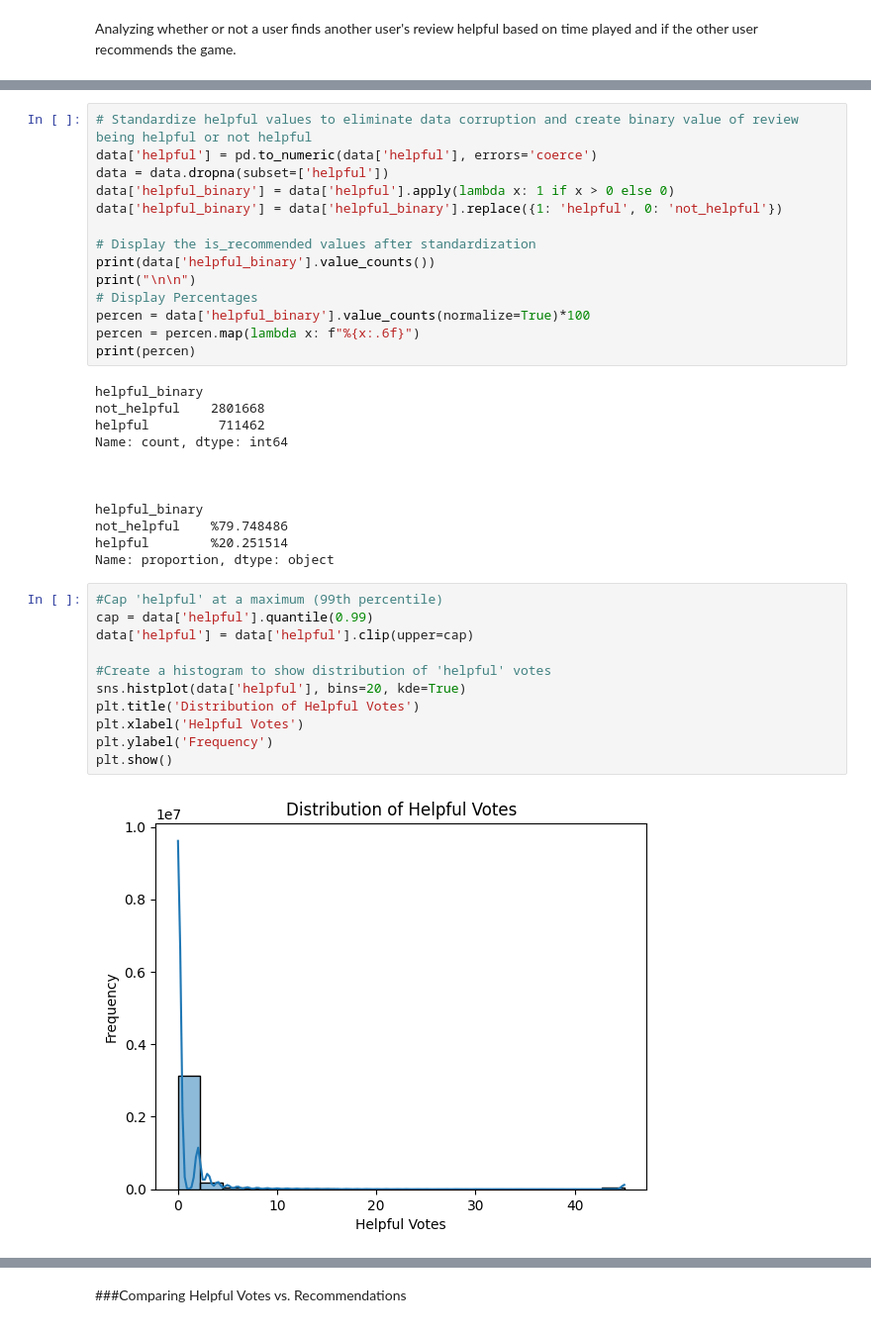
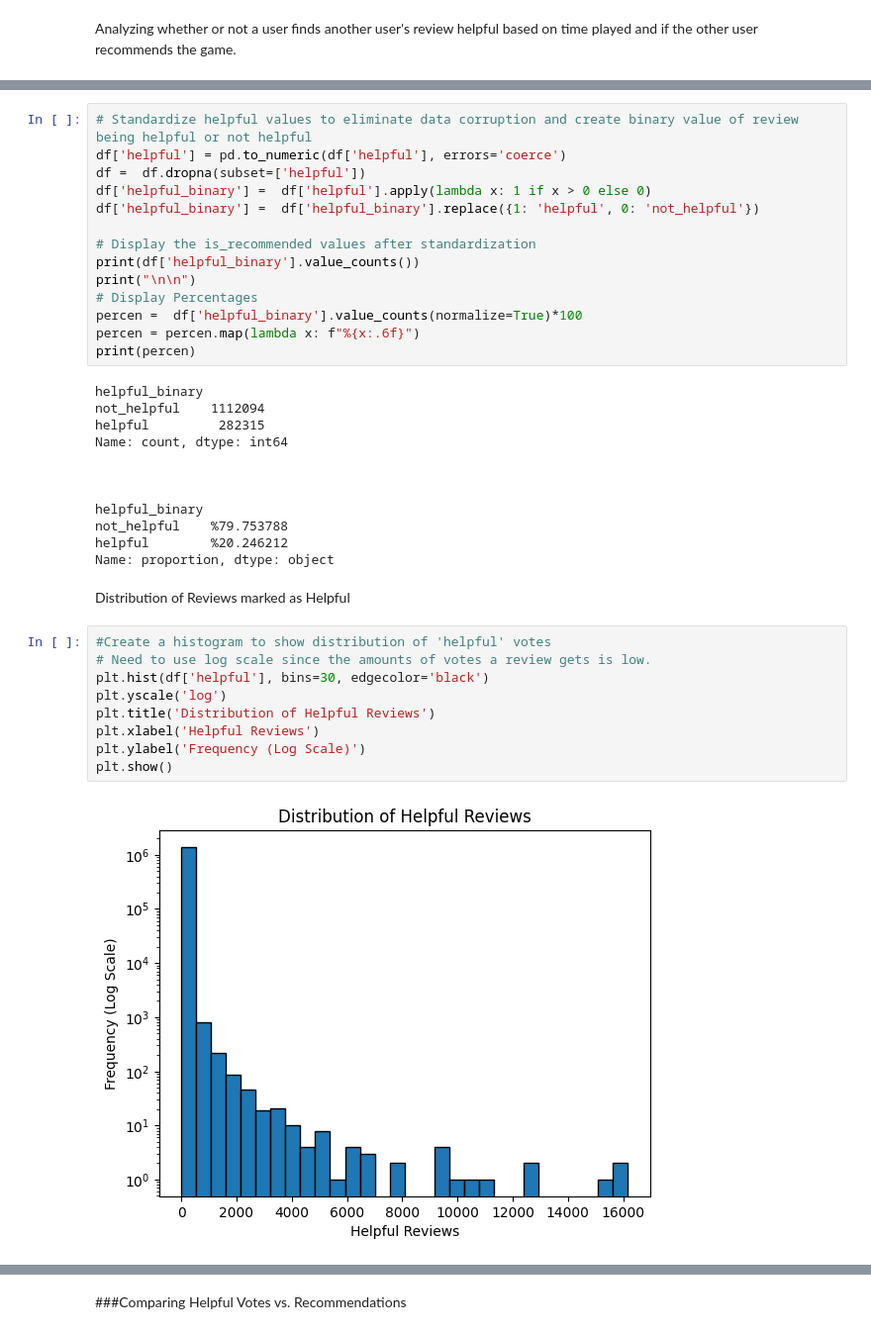
Before and after one commit to ZSCode768/Machine-Learning-Project, a Jupyter notebook: Surlow_EDA_Project.ipynb, the cells around one changed output, grey strips where cells are left out. Shown at 99% size. Drawn from its saved outputs; the diff is of its cells as text.

```diff
--- a/Surlow_EDA_Project.ipynb
+++ b/Surlow_EDA_Project.ipynb
@@ -111,39 +193,39 @@ Name: helpful, dtype: int64
 # %%
 # Standardize helpful values to eliminate data corruption and create binary value of review being helpful or not helpful
-data['helpful'] = pd.to_numeric(data['helpful'], errors='coerce')
-data = data.dropna(subset=['helpful'])
-data['helpful_binary'] = data['helpful'].apply(lambda x: 1 if x > 0 else 0)
-data['helpful_binary'] = data['helpful_binary'].replace({1: 'helpful', 0: 'not_helpful'})
+df['helpful'] = pd.to_numeric(df['helpful'], errors='coerce')
+df =  df.dropna(subset=['helpful'])
+df['helpful_binary'] =  df['helpful'].apply(lambda x: 1 if x > 0 else 0)
+df['helpful_binary'] =  df['helpful_binary'].replace({1: 'helpful', 0: 'not_helpful'})
 
 # Display the is_recommended values after standardization
-print(data['helpful_binary'].value_counts())
+print(df['helpful_binary'].value_counts())
 print("\n\n")
 # Display Percentages
-percen = data['helpful_binary'].value_counts(normalize=True)*100
+percen =  df['helpful_binary'].value_counts(normalize=True)*100
 percen = percen.map(lambda x: f"%{x:.6f}")
 print(percen)
 # %% [output]
 helpful_binary
-not_helpful    2801668
-helpful         711462
+not_helpful    1112094
+helpful         282315
 Name: count, dtype: int64
 
 
 
 helpful_binary
-not_helpful    %79.748486
-helpful        %20.251514
+not_helpful    %79.753788
+helpful        %20.246212
 Name: proportion, dtype: object
+# %% [markdown]
+Distribution of Reviews marked as Helpful
 # %%
-#Cap 'helpful' at a maximum (99th percentile)
-cap = data['helpful'].quantile(0.99)
-data['helpful'] = data['helpful'].clip(upper=cap)
-
 #Create a histogram to show distribution of 'helpful' votes
-sns.histplot(data['helpful'], bins=20, kde=True)
-plt.title('Distribution of Helpful Votes')
-plt.xlabel('Helpful Votes')
-plt.ylabel('Frequency')
+# Need to use log scale since the amounts of votes a review gets is low.
+plt.hist(df['helpful'], bins=30, edgecolor='black')
+plt.yscale('log')
+plt.title('Distribution of Helpful Reviews')
+plt.xlabel('Helpful Reviews')
+plt.ylabel('Frequency (Log Scale)')
 plt.show()
 # %% [output]
-[figure, old version]
+[figure, new version]
```
Also changed, not shown: parts of 50 cells of this notebook.
